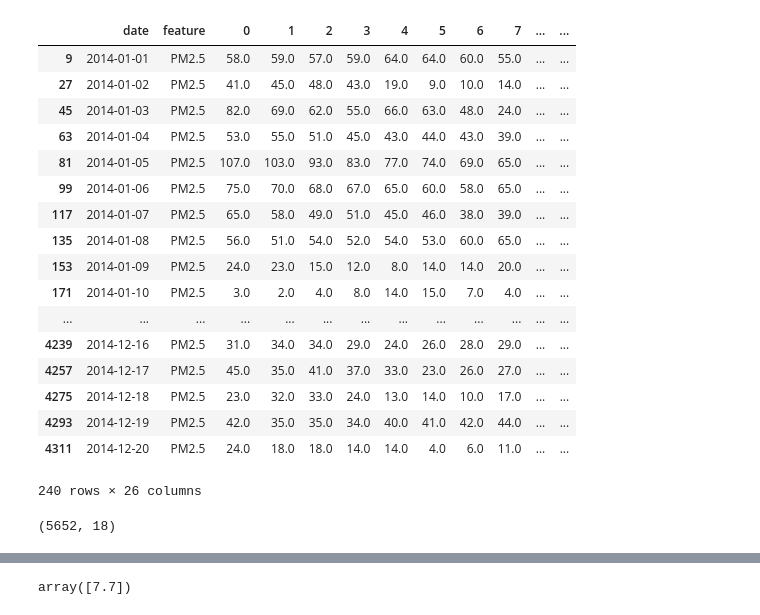
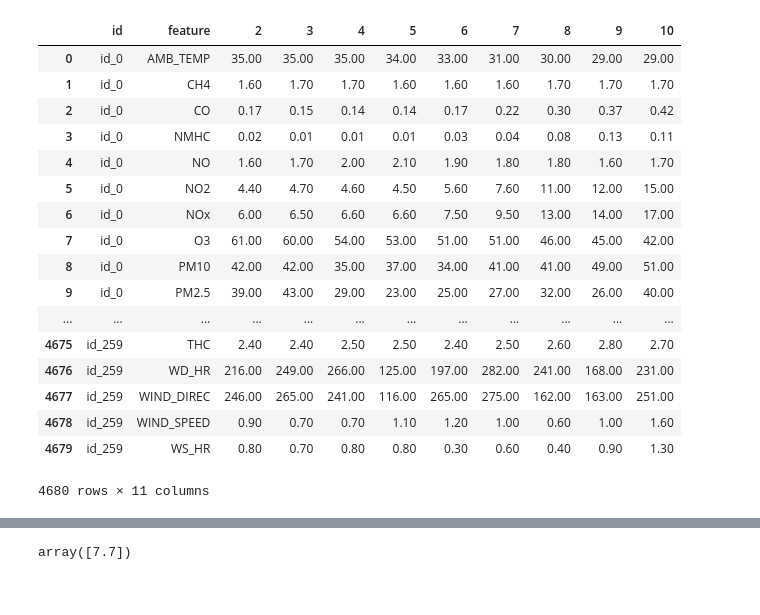
Before and after one commit to cigarbeer/ML2018SPRING, a Jupyter notebook: hw1/hw1.ipynb, the cells around one changed output, grey strips where cells are left out. Cells and saved outputs as stored; diff of their text form; code cells hidden in the pictures.

```diff
--- a/hw1/hw1.ipynb
+++ b/hw1/hw1.ipynb
@@ -35,8 +35,8 @@ class DataManager:
     def select_feature_to_mdfs(self, feature_list=None):
         if feature_list is None:
             feature_list = self.feature
-        mdfs = {month: pd.DataFrame(columns=feature_list) for month in range(1, 13)}
-#         mdfs = {month: pd.DataFrame(columns=sorted(feature_list)) for month in range(1, 13)}
+#         mdfs = {month: pd.DataFrame(columns=feature_list) for month in range(1, 13)}
+        mdfs = {month: pd.DataFrame(columns=sorted(feature_list)) for month in range(1, 13)}
 
         for month, fdata in self.data.items():
             for feature in feature_list:
@@ -52,7 +52,8 @@ class DataManager:
             nrows, ncols = mdf.shape
 
             for i in range(nrows-chunk_size):
-                X.append(mdf.iloc[i:i+chunk_size].T.values.flatten())
+#                 X.append(mdf.iloc[i:i+chunk_size].T.values.flatten())
+                X.append(mdf.iloc[i:i+chunk_size].values.flatten())
                 y.append(mdf.loc[i+chunk_size, 'PM2.5'])
 
         X = np.array(X)
@@ -76,8 +77,8 @@ class DataManager:
             columns = df.feature
             df = df.drop(columns=['id', 'feature']).T
             df.columns = columns
-#             df = df[sorted(feature_list)]
-            df = df[feature_list]
+            df = df[sorted(feature_list)]
+#             df = df[feature_list]
             iddfs[i] = df
         return iddfs
 # %%
@@ -143,25 +165,23 @@ r
+# %%
+dm.tdata
+# %% [output]
+|  | id | feature | 2 | 3 | 4 | 5 | 6 | 7 | 8 | 9 | 10 |
+| 0 | id_0 | AMB_TEMP | 35.00 | 35.00 | 35.00 | 34.00 | 33.00 | 31.00 | 30.00 | 29.00 | 29.00 |
+| 1 | id_0 | CH4 | 1.60 | 1.70 | 1.70 | 1.60 | 1.60 | 1.60 | 1.70 | 1.70 | 1.70 |
+| 2 | id_0 | CO | 0.17 | 0.15 | 0.14 | 0.14 | 0.17 | 0.22 | 0.30 | 0.37 | 0.42 |
+| 3 | id_0 | NMHC | 0.02 | 0.01 | 0.01 | 0.01 | 0.03 | 0.04 | 0.08 | 0.13 | 0.11 |
+| 4 | id_0 | NO | 1.60 | 1.70 | 2.00 | 2.10 | 1.90 | 1.80 | 1.80 | 1.60 | 1.70 |
+| 5 | id_0 | NO2 | 4.40 | 4.70 | 4.60 | 4.50 | 5.60 | 7.60 | 11.00 | 12.00 | 15.00 |
+| 6 | id_0 | NOx | 6.00 | 6.50 | 6.60 | 6.60 | 7.50 | 9.50 | 13.00 | 14.00 | 17.00 |
+| 7 | id_0 | O3 | 61.00 | 60.00 | 54.00 | 53.00 | 51.00 | 51.00 | 46.00 | 45.00 | 42.00 |
+| 8 | id_0 | PM10 | 42.00 | 42.00 | 35.00 | 37.00 | 34.00 | 41.00 | 41.00 | 49.00 | 51.00 |
+| 9 | id_0 | PM2.5 | 39.00 | 43.00 | 29.00 | 23.00 | 25.00 | 27.00 | 32.00 | 26.00 | 40.00 |
+| ... | ... | ... | ... | ... | ... | ... | ... | ... | ... | ... | ... |
+| 4675 | id_259 | THC | 2.40 | 2.40 | 2.50 | 2.50 | 2.40 | 2.50 | 2.60 | 2.80 | 2.70 |
+| 4676 | id_259 | WD_HR | 216.00 | 249.00 | 266.00 | 125.00 | 197.00 | 282.00 | 241.00 | 168.00 | 231.00 |
+| 4677 | id_259 | WIND_DIREC | 246.00 | 265.00 | 241.00 | 116.00 | 265.00 | 275.00 | 162.00 | 163.00 | 251.00 |
+| 4678 | id_259 | WIND_SPEED | 0.90 | 0.70 | 0.70 | 1.10 | 1.20 | 1.00 | 0.60 | 1.00 | 1.60 |
+| 4679 | id_259 | WS_HR | 0.80 | 0.70 | 0.80 | 0.80 | 0.30 | 0.60 | 0.40 | 0.90 | 1.30 |
+4680 rows × 11 columns
 # %%
-dm.rdf[dm.rdf.feature=='PM2.5']
+iddfs = dm.select_testing_feature(['PM2.5', 'PM10'])
-# %% [output]
-|  | date | feature | 0 | 1 | 2 | 3 | 4 | 5 | 6 | 7 | ... | ... |
-| 9 | 2014-01-01 | PM2.5 | 58.0 | 59.0 | 57.0 | 59.0 | 64.0 | 64.0 | 60.0 | 55.0 | ... | ... |
-| 27 | 2014-01-02 | PM2.5 | 41.0 | 45.0 | 48.0 | 43.0 | 19.0 | 9.0 | 10.0 | 14.0 | ... | ... |
-| 45 | 2014-01-03 | PM2.5 | 82.0 | 69.0 | 62.0 | 55.0 | 66.0 | 63.0 | 48.0 | 24.0 | ... | ... |
-| 63 | 2014-01-04 | PM2.5 | 53.0 | 55.0 | 51.0 | 45.0 | 43.0 | 44.0 | 43.0 | 39.0 | ... | ... |
-| 81 | 2014-01-05 | PM2.5 | 107.0 | 103.0 | 93.0 | 83.0 | 77.0 | 74.0 | 69.0 | 65.0 | ... | ... |
-| 99 | 2014-01-06 | PM2.5 | 75.0 | 70.0 | 68.0 | 67.0 | 65.0 | 60.0 | 58.0 | 65.0 | ... | ... |
-| 117 | 2014-01-07 | PM2.5 | 65.0 | 58.0 | 49.0 | 51.0 | 45.0 | 46.0 | 38.0 | 39.0 | ... | ... |
-| 135 | 2014-01-08 | PM2.5 | 56.0 | 51.0 | 54.0 | 52.0 | 54.0 | 53.0 | 60.0 | 65.0 | ... | ... |
-| 153 | 2014-01-09 | PM2.5 | 24.0 | 23.0 | 15.0 | 12.0 | 8.0 | 14.0 | 14.0 | 20.0 | ... | ... |
-| 171 | 2014-01-10 | PM2.5 | 3.0 | 2.0 | 4.0 | 8.0 | 14.0 | 15.0 | 7.0 | 4.0 | ... | ... |
-| ... | ... | ... | ... | ... | ... | ... | ... | ... | ... | ... | ... | ... |
-| 4239 | 2014-12-16 | PM2.5 | 31.0 | 34.0 | 34.0 | 29.0 | 24.0 | 26.0 | 28.0 | 29.0 | ... | ... |
-| 4257 | 2014-12-17 | PM2.5 | 45.0 | 35.0 | 41.0 | 37.0 | 33.0 | 23.0 | 26.0 | 27.0 | ... | ... |
-| 4275 | 2014-12-18 | PM2.5 | 23.0 | 32.0 | 33.0 | 24.0 | 13.0 | 14.0 | 10.0 | 17.0 | ... | ... |
-| 4293 | 2014-12-19 | PM2.5 | 42.0 | 35.0 | 35.0 | 34.0 | 40.0 | 41.0 | 42.0 | 44.0 | ... | ... |
-| 4311 | 2014-12-20 | PM2.5 | 24.0 | 18.0 | 18.0 | 14.0 | 14.0 | 4.0 | 6.0 | 11.0 | ... | ... |
-240 rows × 26 columns
-# %%
-X.shape
-# %% [output]
-(5652, 18)
```
Also changed, not shown: parts of 11 cells of this notebook, 1 other file.
